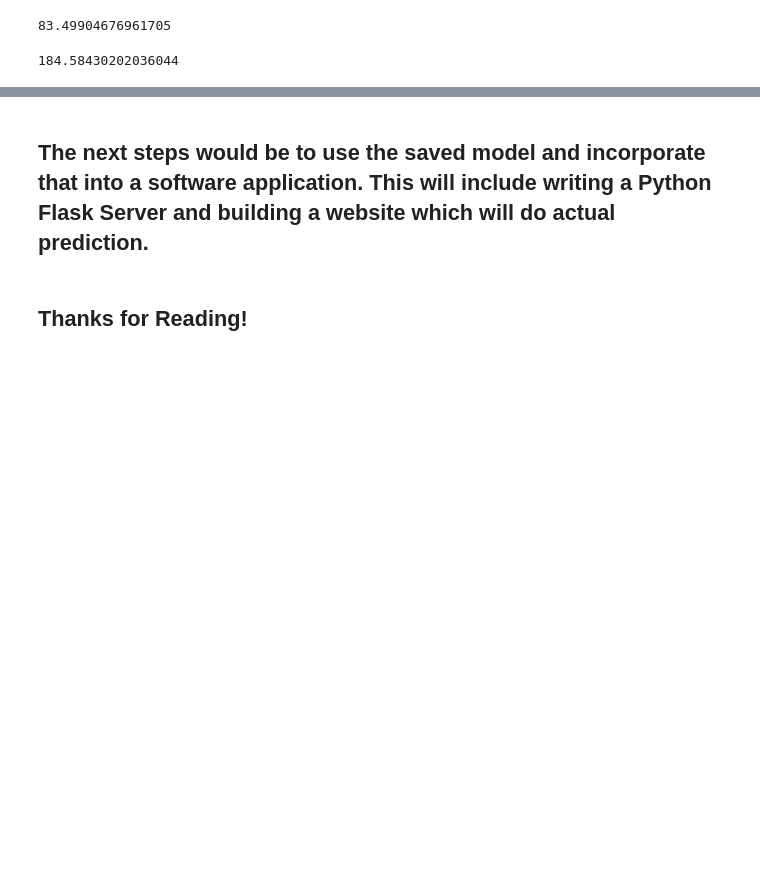
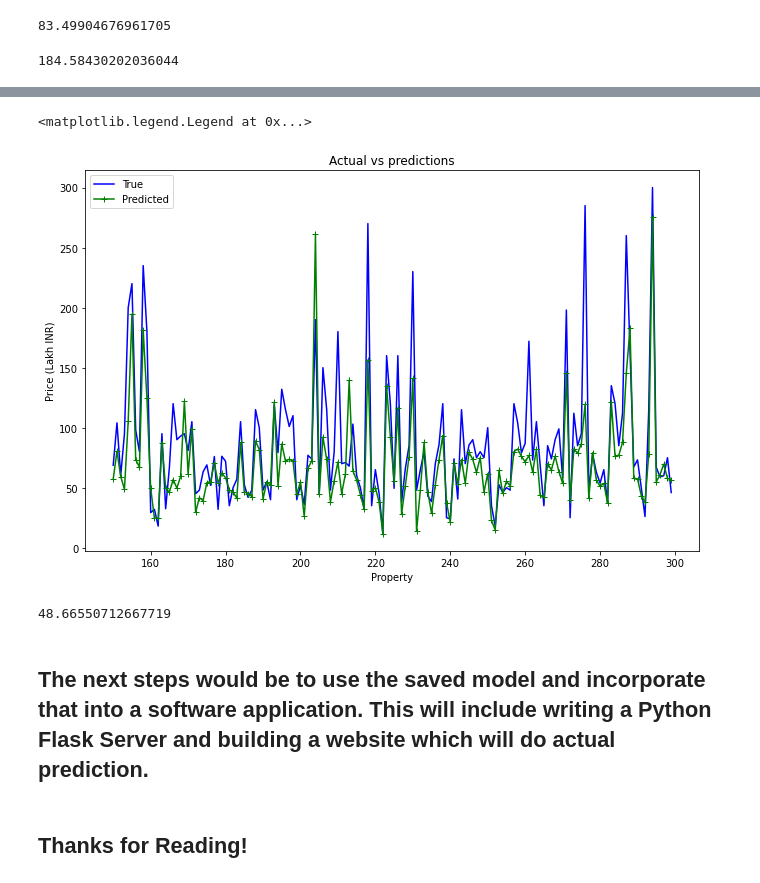
Before and after one commit to snigdhrf/DS_Machine_Learning, a Jupyter notebook: Regression/RegressionProject_Predicting Home_Prices.ipynb, the cells around one changed output, grey strips where cells are left out. Drawn from its saved outputs; the diff is of its cells as text; code cells hidden in the pictures; blank space fills up the shorter version.

```diff
--- a/Regression/RegressionProject_Predicting Home_Prices.ipynb
+++ b/Regression/RegressionProject_Predicting Home_Prices.ipynb
@@ -1051,3 +1120,22 @@ with open('banglore_home_prices_model.pickle','wb') as f:
+# %%
+predictions = model.predict(X_test)
+# %%
+plt.figure()
+matplotlib.rcParams['figure.figsize'] = (11,7)
+plt.plot(range(len(X_test))[150:300],y_test[150:300],color='blue',label='True')
+plt.plot(range(len(X_test))[150:300],predictions[150:300],marker='+', color='green',label='Predicted')
+plt.xlabel("Property")
+plt.ylabel("Price (Lakh INR)")
+plt.title("Actual vs predictions")
+plt.legend()
+# %% [output]
+<matplotlib.legend.Legend at 0x...>
+[figure, added]
+# %%
+from sklearn import metrics
+print (np.sqrt(metrics.mean_squared_error(y_test, predictions)))
+# %% [output]
+48.66550712667719
 # %% [markdown]
 ## The next steps would be to use the saved model and incorporate that into a software application. This will include writing a Python Flask Server and building a website which will do actual prediction.
 # %% [markdown]
```
Also changed, not shown: parts of 17 cells of this notebook, 4 other files.
